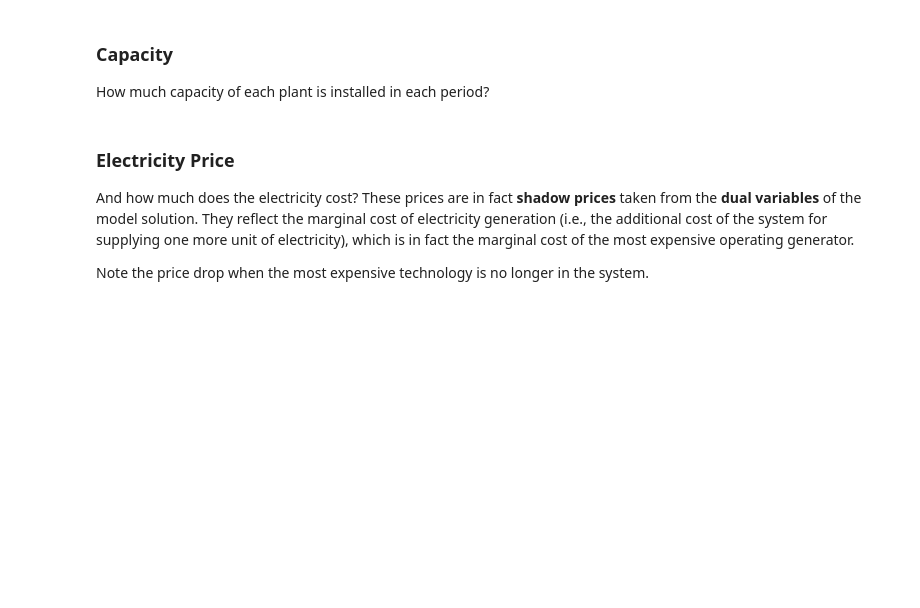
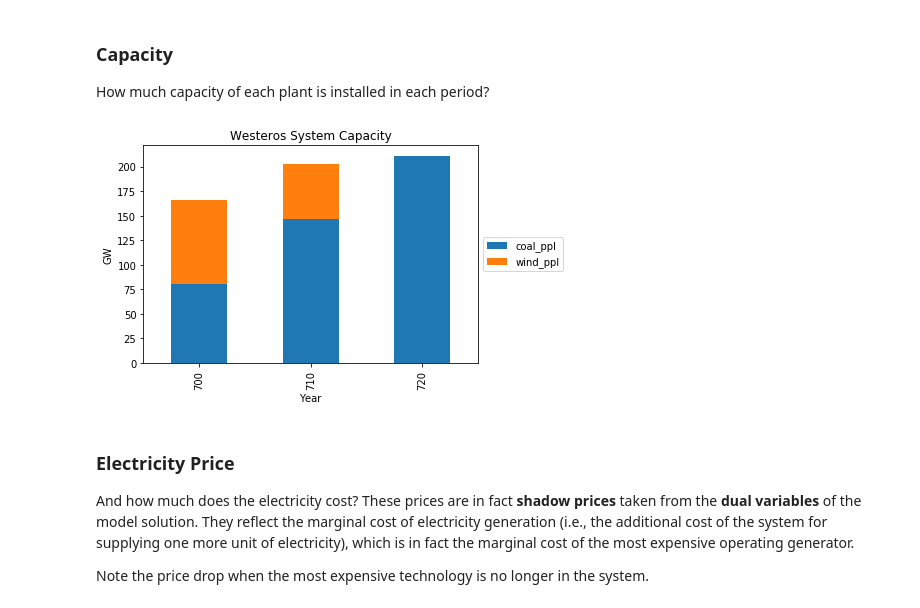
Before and after one commit to iiasa/message_ix, a Jupyter notebook: tutorial/westeros/westeros_baseline.ipynb, the cells around one changed output. Cells and saved outputs as stored; diff of their text form; code cells hidden in the pictures; blank space fills up the shorter version.

```diff
--- a/tutorial/westeros/westeros_baseline.ipynb
+++ b/tutorial/westeros/westeros_baseline.ipynb
@@ -521,7 +550,9 @@ p.plot_activity(baseyear=True, subset=['coal_ppl', 'wind_ppl'])
 
 How much capacity of each plant is installed in each period?
 # %%
-p.plot_capacity(baseyear=True, subset=['coal_ppl', 'wind_ppl'])
+p.plot_capacity(['coal_ppl', 'wind_ppl'])
+# %% [output]
+[figure, added]
 # %% [markdown]
 ### Electricity Price
 
```
Also changed, not shown: parts of 9 cells of this notebook, 1 other file.
